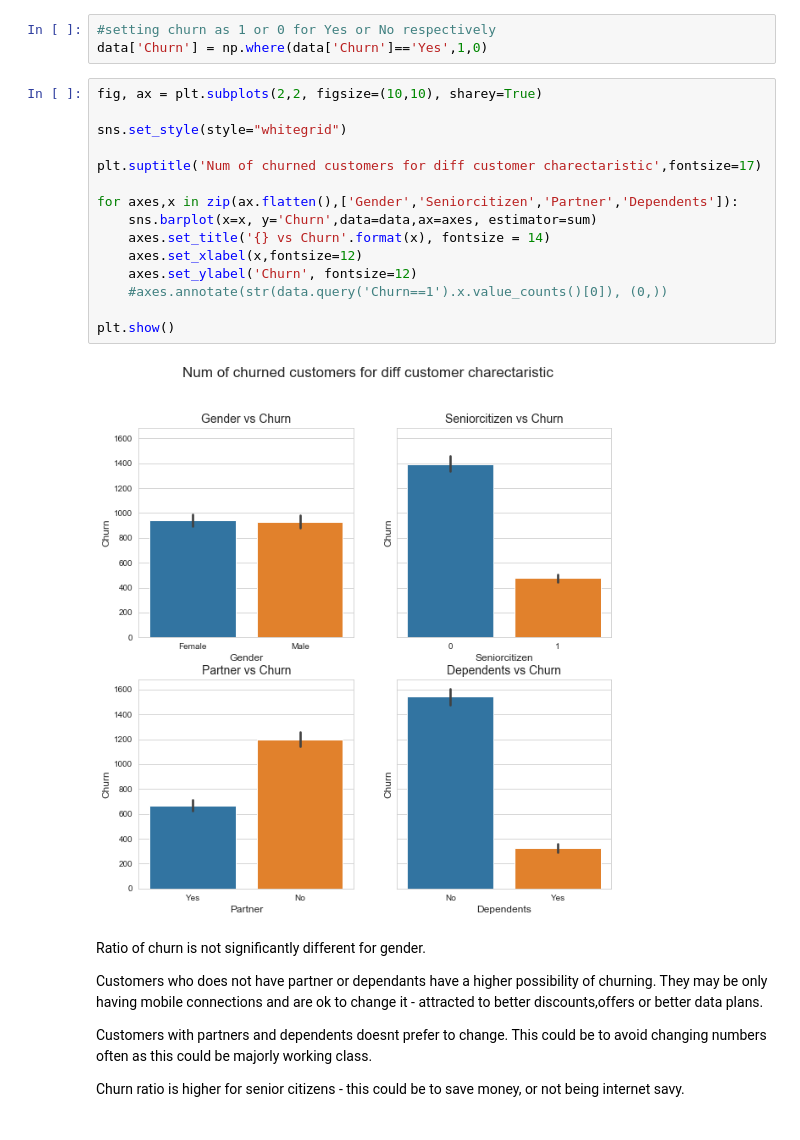
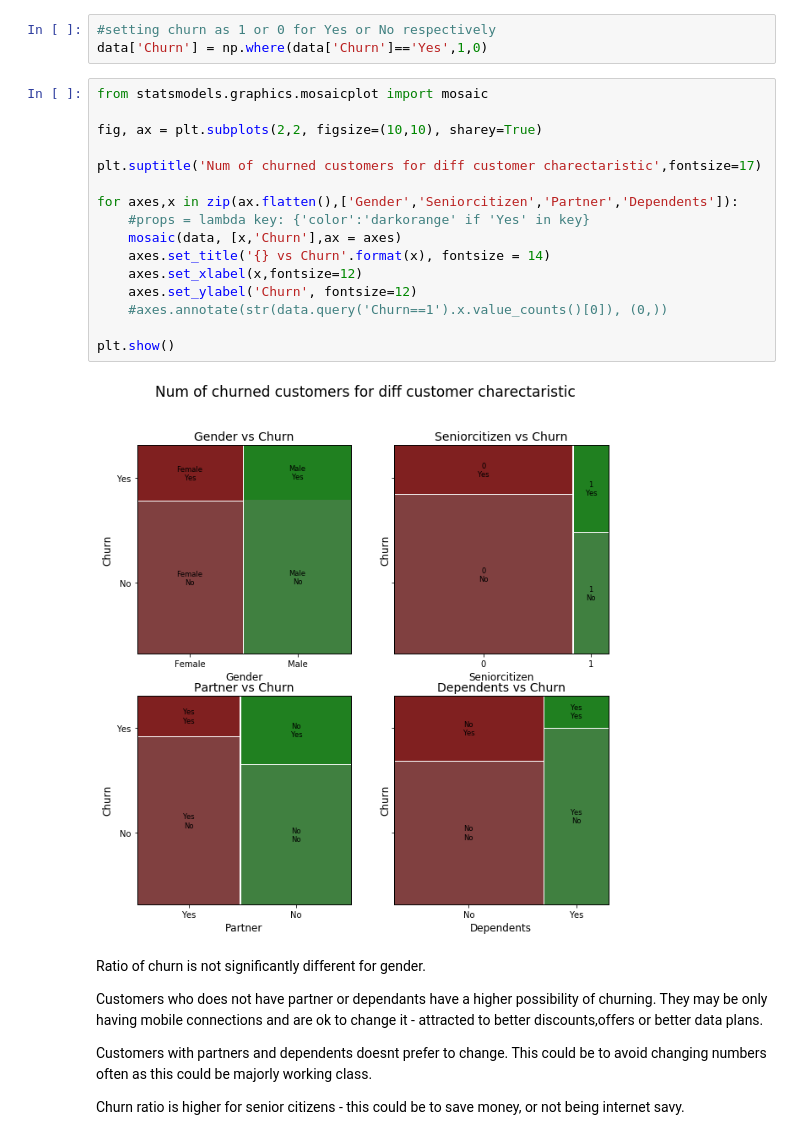
Before and after one commit to KanduriR/Kaggle-Telco-Customer-Churn, a Jupyter notebook: Telecomm Churn - EDA.ipynb, the cells around one changed output. Cells and saved outputs as stored; diff of their text form.

```diff
--- a/Telecomm Churn - EDA.ipynb
+++ b/Telecomm Churn - EDA.ipynb
@@ -99,22 +98,23 @@ plt.show()
 #setting churn as 1 or 0 for Yes or No respectively
 data['Churn'] = np.where(data['Churn']=='Yes',1,0)
 # %%
+from statsmodels.graphics.mosaicplot import mosaic
+
 fig, ax = plt.subplots(2,2, figsize=(10,10), sharey=True)
-
-sns.set_style(style="whitegrid")
 
 plt.suptitle('Num of churned customers for diff customer charectaristic',fontsize=17)
 
 for axes,x in zip(ax.flatten(),['Gender','Seniorcitizen','Partner','Dependents']):
-    sns.barplot(x=x, y='Churn',data=data,ax=axes, estimator=sum)
+    #props = lambda key: {'color':'darkorange' if 'Yes' in key}
+    mosaic(data, [x,'Churn'],ax = axes)
     axes.set_title('{} vs Churn'.format(x), fontsize = 14)
     axes.set_xlabel(x,fontsize=12)
     axes.set_ylabel('Churn', fontsize=12)
     #axes.annotate(str(data.query('Churn==1').x.value_counts()[0]), (0,))
 
 plt.show()
 # %% [output]
-[figure, old version]
+[figure, new version]
 # %% [markdown]
 Ratio of churn is not significantly different for gender.
 
```
Also changed, not shown: parts of 2 cells of this notebook, 1 other file.
